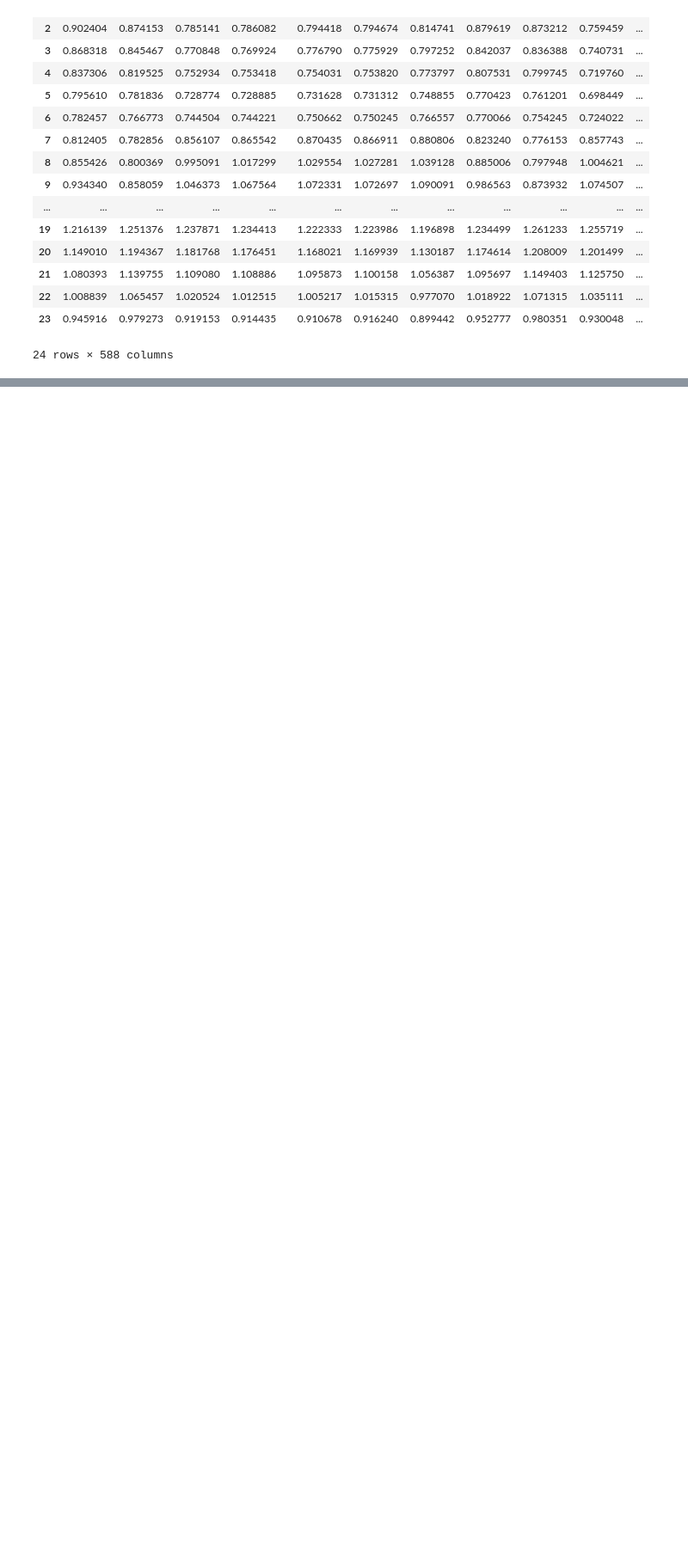
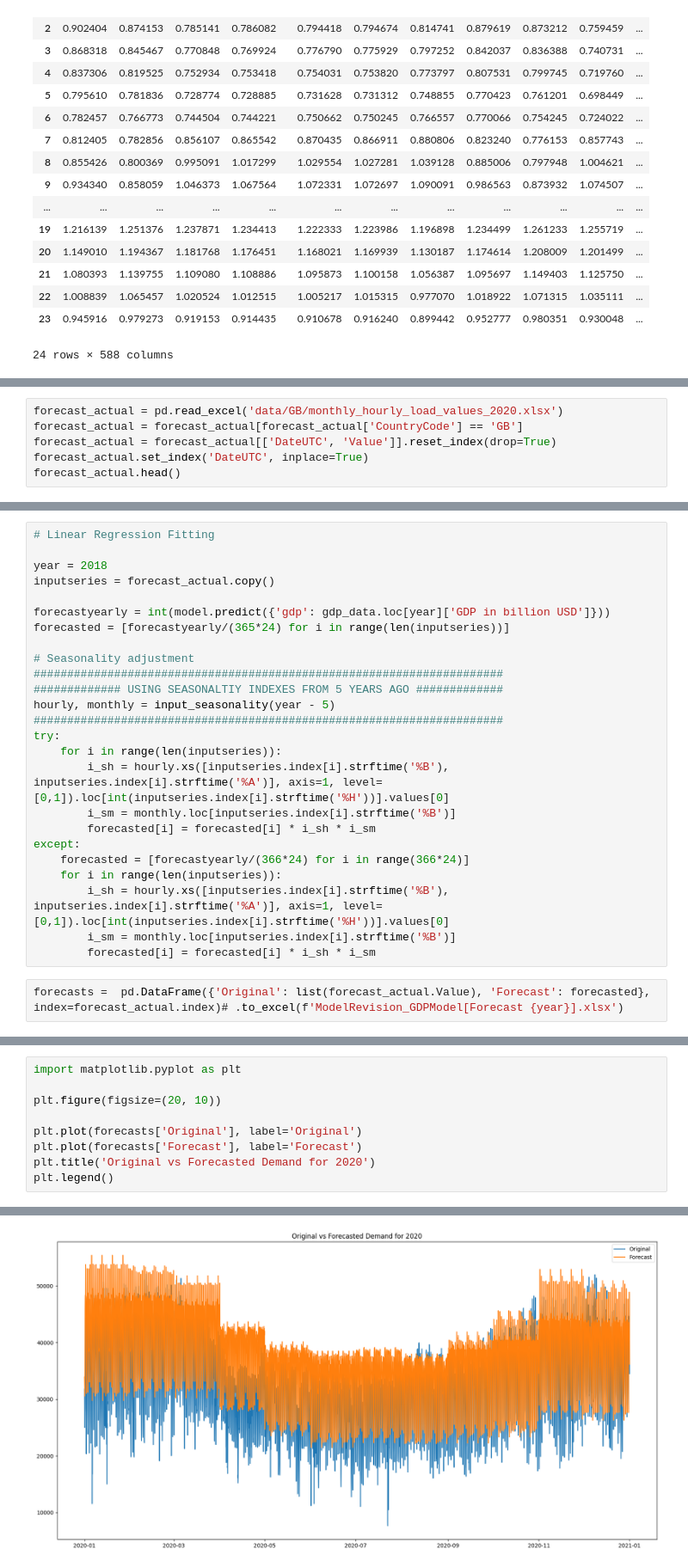
Before and after one commit to ayush4ise/SG-Energy-Demand-Forecasting, a Jupyter notebook: other-countries/UK_forecast.ipynb, the cells around one changed output, grey strips where cells are left out. Shown at 86% size. Cells and saved outputs as stored; diff of their text form; blank space fills up the shorter version.

```diff
--- a/other-countries/UK_forecast.ipynb
+++ b/other-countries/UK_forecast.ipynb
@@ -145,0 +225,6 @@ for year in range(2011,2017):
+# %%
+forecast_actual = pd.read_excel('data/GB/monthly_hourly_load_values_2020.xlsx')
+forecast_actual = forecast_actual[forecast_actual['CountryCode'] == 'GB']
+forecast_actual = forecast_actual[['DateUTC', 'Value']].reset_index(drop=True)
+forecast_actual.set_index('DateUTC', inplace=True)
+forecast_actual.head()
@@ -145,0 +249,27 @@ for year in range(2011,2017):
+# %%
+# Linear Regression Fitting
+
+year = 2018
+inputseries = forecast_actual.copy()
+
+forecastyearly = int(model.predict({'gdp': gdp_data.loc[year]['GDP in billion USD']}))
+forecasted = [forecastyearly/(365*24) for i in range(len(inputseries))]
+
+# Seasonality adjustment
+######################################################################
+############# USING SEASONALTIY INDEXES FROM 5 YEARS AGO #############
+hourly, monthly = input_seasonality(year - 5)
+######################################################################
+try:
+    for i in range(len(inputseries)):
+        i_sh = hourly.xs([inputseries.index[i].strftime('%B'), inputseries.index[i].strftime('%A')], axis=1, level=[0,1]).loc[int(inputseries.index[i].strftime('%H'))].values[0]
+        i_sm = monthly.loc[inputseries.index[i].strftime('%B')]
+        forecasted[i] = forecasted[i] * i_sh * i_sm
+except:
+    forecasted = [forecastyearly/(366*24) for i in range(366*24)]
+    for i in range(len(inputseries)):
+        i_sh = hourly.xs([inputseries.index[i].strftime('%B'), inputseries.index[i].strftime('%A')], axis=1, level=[0,1]).loc[int(inputseries.index[i].strftime('%H'))].values[0]
+        i_sm = monthly.loc[inputseries.index[i].strftime('%B')]
+        forecasted[i] = forecasted[i] * i_sh * i_sm
+# %%
+forecasts =  pd.DataFrame({'Original': list(forecast_actual.Value), 'Forecast': forecasted}, index=forecast_actual.index)# .to_excel(f'ModelRevision_GDPModel[Forecast {year}].xlsx')
@@ -145,0 +299,10 @@ for year in range(2011,2017):
+# %%
+import matplotlib.pyplot as plt
+
+plt.figure(figsize=(20, 10))
+
+plt.plot(forecasts['Original'], label='Original')
+plt.plot(forecasts['Forecast'], label='Forecast')
+plt.title('Original vs Forecasted Demand for 2020')
+plt.legend()
+# %% [output]
@@ -145,0 +310 @@ for year in range(2011,2017):
+[figure, added]
```
Also changed, not shown: parts of 14 cells of this notebook, 3 other files.
